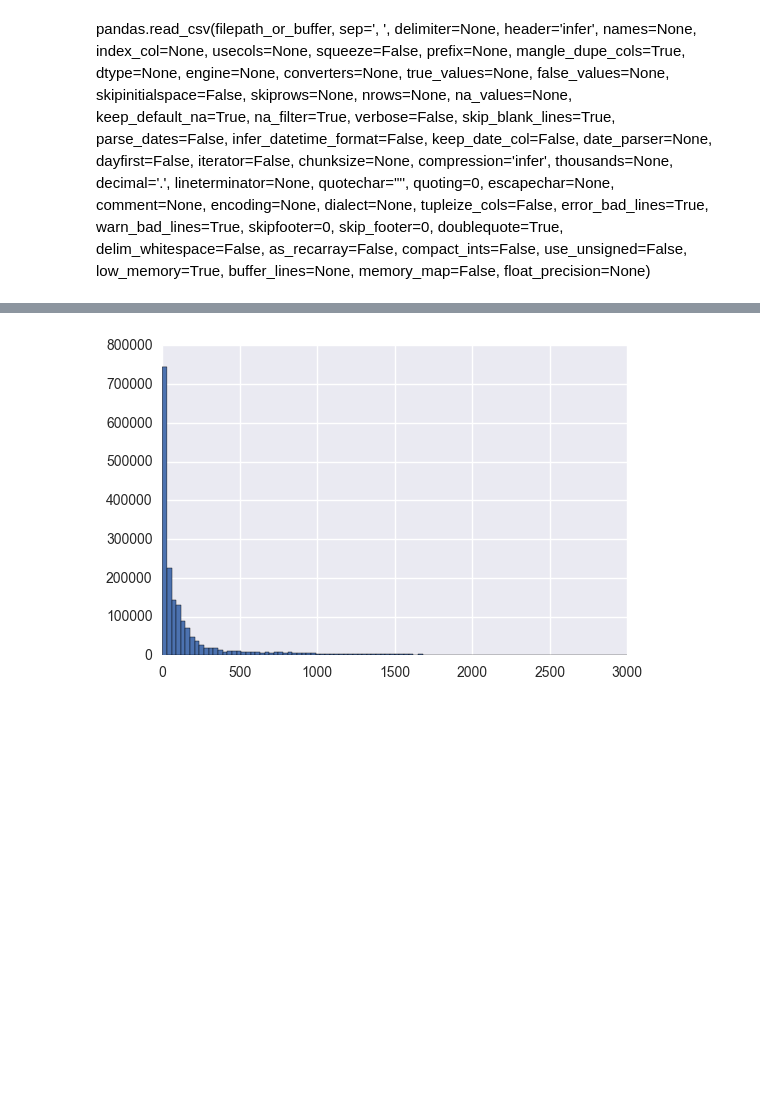
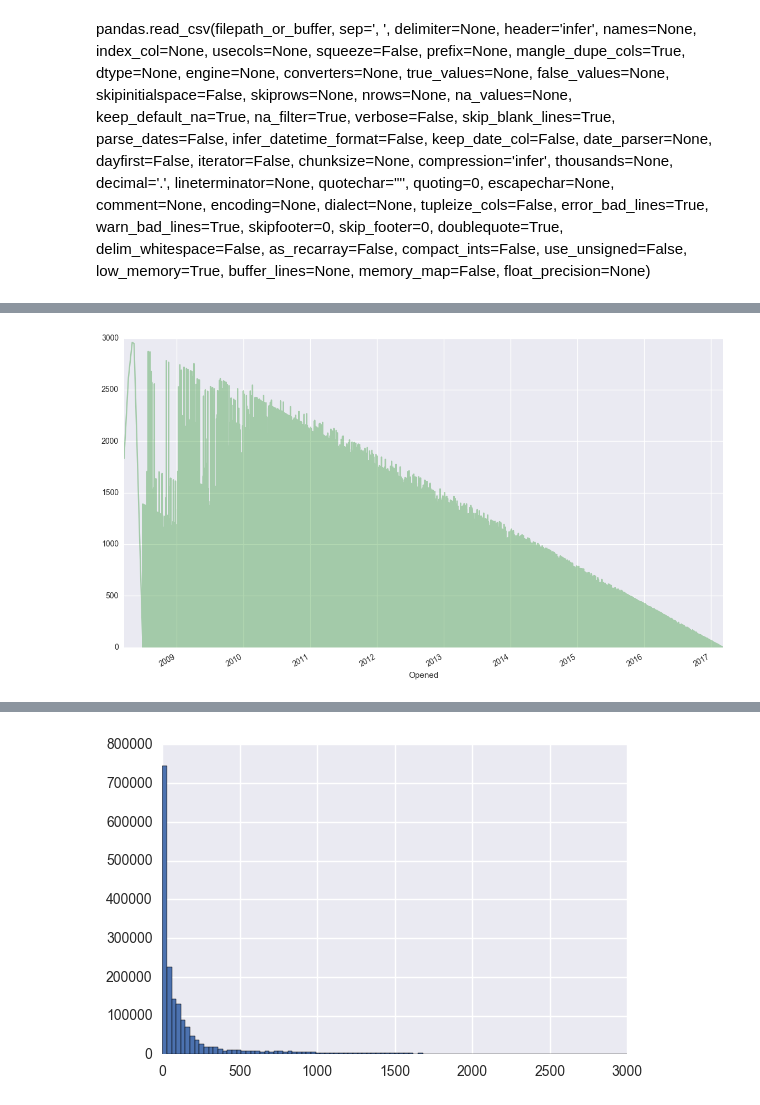
Before and after one commit to haowei772/San-Francisco-311-request-resolving-time-prediction, a Jupyter notebook: Code/Project_EDA_311.ipynb, the cells around one changed output, grey strips where cells are left out. Drawn from its saved outputs; the diff is of its cells as text; code cells hidden in the pictures; blank space fills up the shorter version.

Commit message:
Add plot over time

```diff
--- a/Code/Project_EDA_311.ipynb
+++ b/Code/Project_EDA_311.ipynb
@@ -214,0 +406,10 @@ dft_req_type_dict = category_to_numer_dict(cfdf, 'Request Type', req_type_val)
+# %%
+'''Read data from new engineered csv file'''
+folder = '/Users/haowei/Documents/GN/Capstone/Capstone-project/Data/'
+filename_engineered = 'SF311_engineered.csv'
+
+df = get_prep_data(folder+filename_engineered)
+df_cp = df.copy()
+
+print 'Engineered dataframe info: ', df.info()
+df.head(2)
@@ -214,0 +438,5 @@ dft_req_type_dict = category_to_numer_dict(cfdf, 'Request Type', req_type_val)
+# %%
+'''plot process hours over the time'''
+plot_data_on_date(df, 'Process_days')
+# %% [output]
+[figure, added]
```
Also changed, not shown: parts of 18 cells of this notebook, 7 other files.
